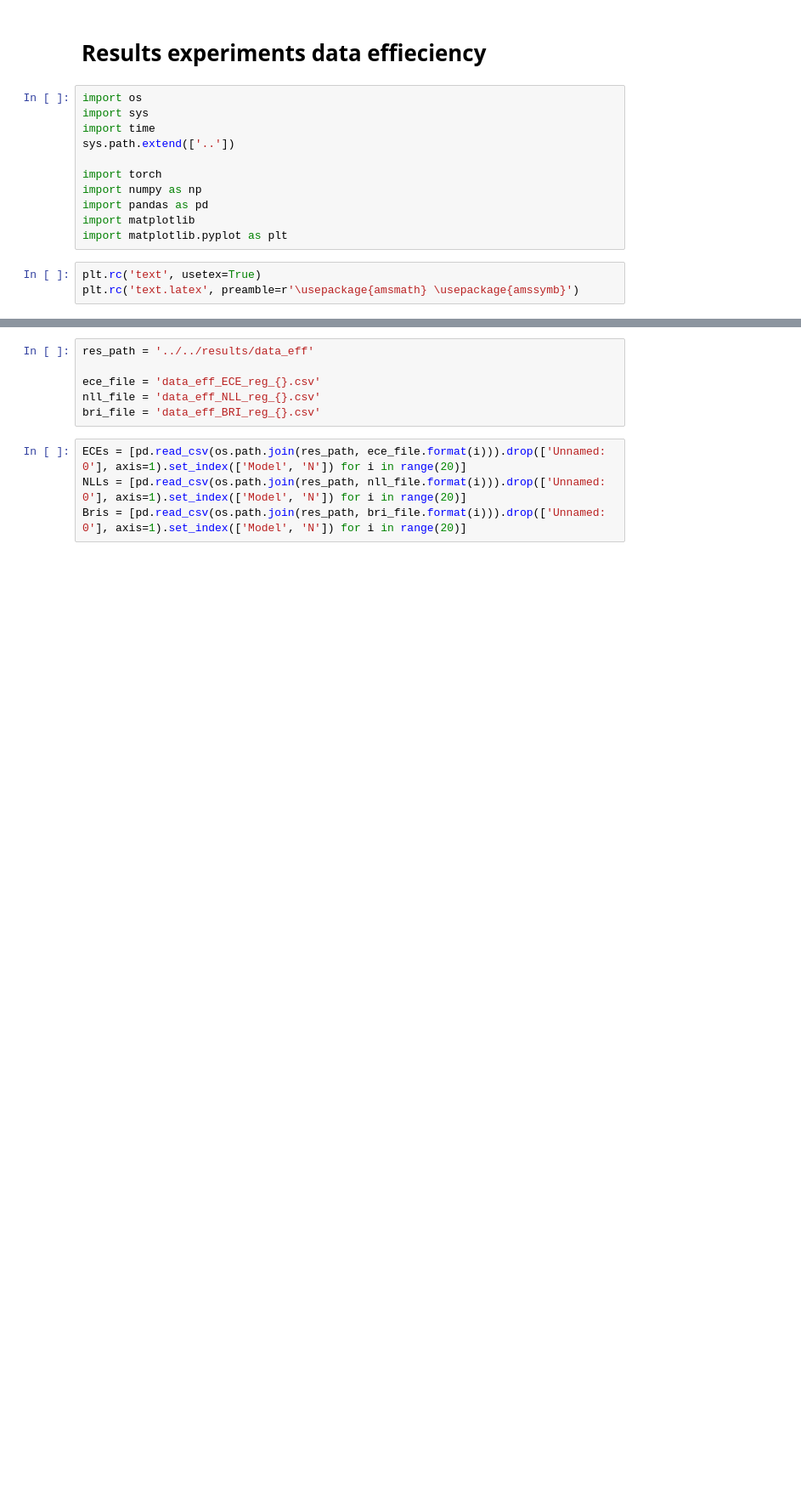
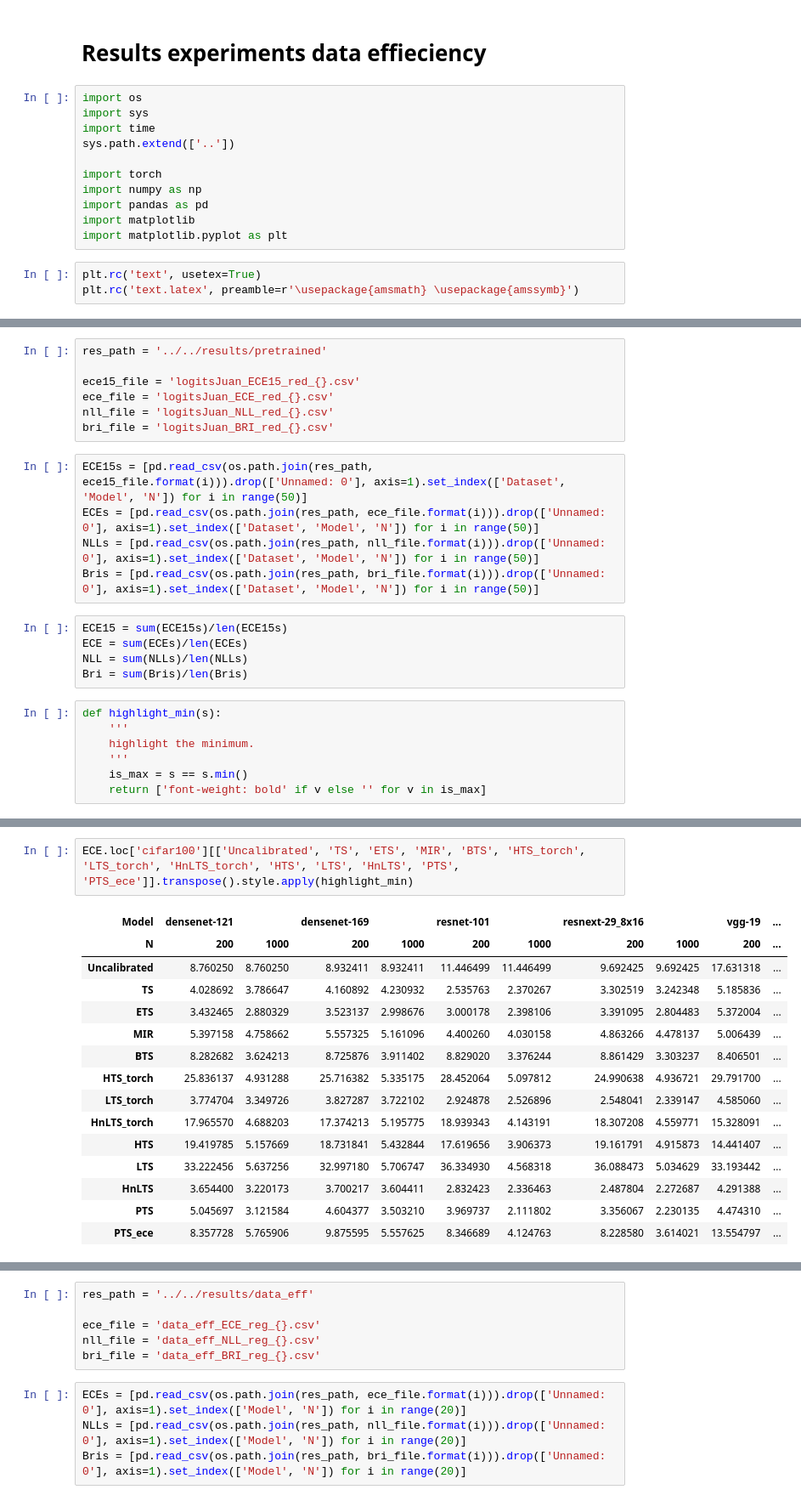
Before and after one commit to SergioAlvarezB/adaptive-tempscaling, a Jupyter notebook: code/notebooks/exp_data_eff_results.ipynb, the cells around one changed output, grey strips where cells are left out. Shown at 85% size. Cells and saved outputs as stored; diff of their text form; blank space fills up the shorter version.

```diff
--- a/code/notebooks/exp_data_eff_results.ipynb
+++ b/code/notebooks/exp_data_eff_results.ipynb
@@ -16,0 +19,24 @@ plt.rc('text.latex', preamble=r'\usepackage{amsmath} \usepackage{amssymb}')
+# %%
+res_path = '../../results/pretrained'
+
+ece15_file = 'logitsJuan_ECE15_red_{}.csv'
+ece_file = 'logitsJuan_ECE_red_{}.csv'
+nll_file = 'logitsJuan_NLL_red_{}.csv'
+bri_file = 'logitsJuan_BRI_red_{}.csv'
+# %%
+ECE15s = [pd.read_csv(os.path.join(res_path, ece15_file.format(i))).drop(['Unnamed: 0'], axis=1).set_index(['Dataset', 'Model', 'N']) for i in range(50)]
+ECEs = [pd.read_csv(os.path.join(res_path, ece_file.format(i))).drop(['Unnamed: 0'], axis=1).set_index(['Dataset', 'Model', 'N']) for i in range(50)]
+NLLs = [pd.read_csv(os.path.join(res_path, nll_file.format(i))).drop(['Unnamed: 0'], axis=1).set_index(['Dataset', 'Model', 'N']) for i in range(50)]
+Bris = [pd.read_csv(os.path.join(res_path, bri_file.format(i))).drop(['Unnamed: 0'], axis=1).set_index(['Dataset', 'Model', 'N']) for i in range(50)]
+# %%
+ECE15 = sum(ECE15s)/len(ECE15s)
+ECE = sum(ECEs)/len(ECEs)
+NLL = sum(NLLs)/len(NLLs)
+Bri = sum(Bris)/len(Bris)
+# %%
+def highlight_min(s):
+    '''
+    highlight the minimum.
+    '''
+    is_max = s == s.min()
+    return ['font-weight: bold' if v else '' for v in is_max]
@@ -16,0 +71,18 @@ plt.rc('text.latex', preamble=r'\usepackage{amsmath} \usepackage{amssymb}')
+# %%
+ECE.loc['cifar100'][['Uncalibrated', 'TS', 'ETS', 'MIR', 'BTS', 'HTS_torch', 'LTS_torch', 'HnLTS_torch', 'HTS', 'LTS', 'HnLTS', 'PTS', 'PTS_ece']].transpose().style.apply(highlight_min)
+# %% [output]
+| Model | densenet-121 |  | densenet-169 |  | resnet-101 |  | resnext-29_8x16 |  | vgg-19 | ... |
+| N | 200 | 1000 | 200 | 1000 | 200 | 1000 | 200 | 1000 | 200 | ... |
+| Uncalibrated | 8.760250 | 8.760250 | 8.932411 | 8.932411 | 11.446499 | 11.446499 | 9.692425 | 9.692425 | 17.631318 | ... |
+| TS | 4.028692 | 3.786647 | 4.160892 | 4.230932 | 2.535763 | 2.370267 | 3.302519 | 3.242348 | 5.185836 | ... |
+| ETS | 3.432465 | 2.880329 | 3.523137 | 2.998676 | 3.000178 | 2.398106 | 3.391095 | 2.804483 | 5.372004 | ... |
+| MIR | 5.397158 | 4.758662 | 5.557325 | 5.161096 | 4.400260 | 4.030158 | 4.863266 | 4.478137 | 5.006439 | ... |
+| BTS | 8.282682 | 3.624213 | 8.725876 | 3.911402 | 8.829020 | 3.376244 | 8.861429 | 3.303237 | 8.406501 | ... |
+| HTS_torch | 25.836137 | 4.931288 | 25.716382 | 5.335175 | 28.452064 | 5.097812 | 24.990638 | 4.936721 | 29.791700 | ... |
+| LTS_torch | 3.774704 | 3.349726 | 3.827287 | 3.722102 | 2.924878 | 2.526896 | 2.548041 | 2.339147 | 4.585060 | ... |
+| HnLTS_torch | 17.965570 | 4.688203 | 17.374213 | 5.195775 | 18.939343 | 4.143191 | 18.307208 | 4.559771 | 15.328091 | ... |
+| HTS | 19.419785 | 5.157669 | 18.731841 | 5.432844 | 17.619656 | 3.906373 | 19.161791 | 4.915873 | 14.441407 | ... |
+| LTS | 33.222456 | 5.637256 | 32.997180 | 5.706747 | 36.334930 | 4.568318 | 36.088473 | 5.034629 | 33.193442 | ... |
+| HnLTS | 3.654400 | 3.220173 | 3.700217 | 3.604411 | 2.832423 | 2.336463 | 2.487804 | 2.272687 | 4.291388 | ... |
+| PTS | 5.045697 | 3.121584 | 4.604377 | 3.503210 | 3.969737 | 2.111802 | 3.356067 | 2.230135 | 4.474310 | ... |
+| PTS_ece | 8.357728 | 5.765906 | 9.875595 | 5.557625 | 8.346689 | 4.124763 | 8.228580 | 3.614021 | 13.554797 | ... |
```
Also changed, not shown: parts of 6 cells of this notebook, 2 other files.
